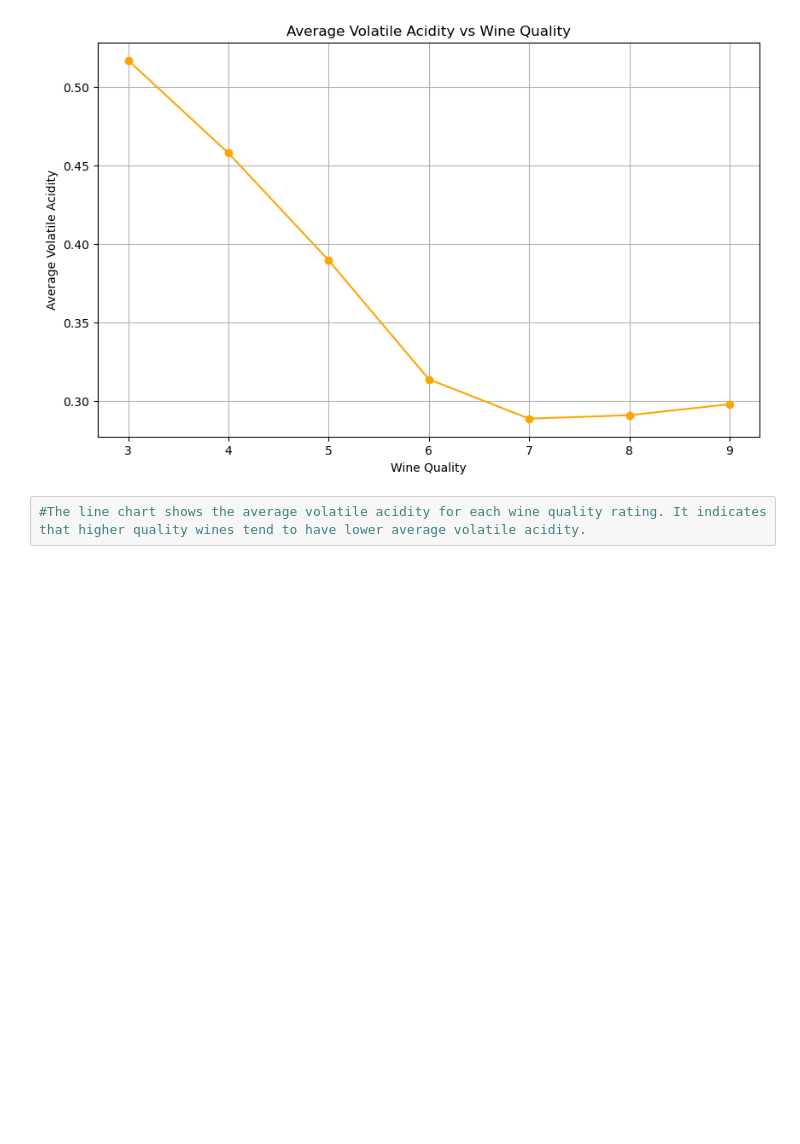
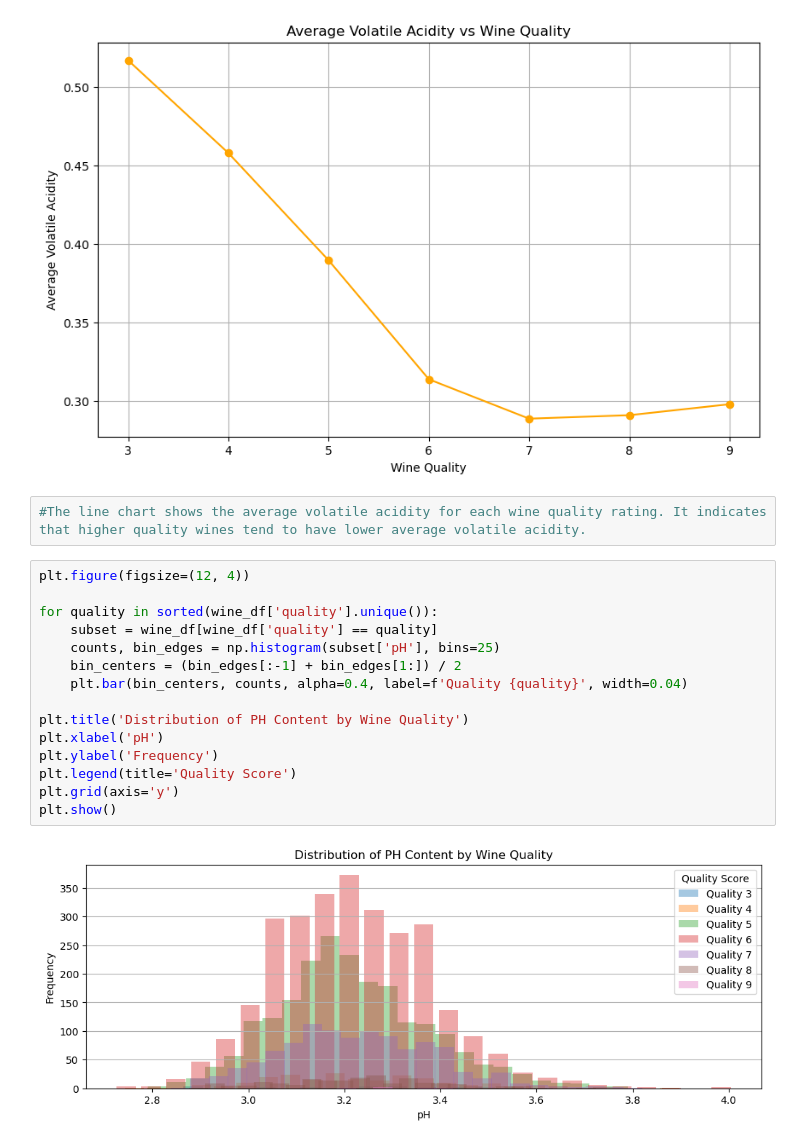
Before and after one commit to AiSuccessNow/Wine-Quality-Analysis, a Jupyter notebook: cleaned_wine_data.ipynb, the cells around one changed output. Cells and saved outputs as stored; diff of their text form; blank space fills up the shorter version.

```diff
--- a/cleaned_wine_data.ipynb
+++ b/cleaned_wine_data.ipynb
@@ -108,3 +108,20 @@ plt.show()
 [figure]
 # %%
 #The line chart shows the average volatile acidity for each wine quality rating. It indicates that higher quality wines tend to have lower average volatile acidity.
+# %%
+plt.figure(figsize=(12, 4))
+
+for quality in sorted(wine_df['quality'].unique()):
+    subset = wine_df[wine_df['quality'] == quality]
+    counts, bin_edges = np.histogram(subset['pH'], bins=25)
+    bin_centers = (bin_edges[:-1] + bin_edges[1:]) / 2
+    plt.bar(bin_centers, counts, alpha=0.4, label=f'Quality {quality}', width=0.04)
+
+plt.title('Distribution of PH Content by Wine Quality')
+plt.xlabel('pH')
+plt.ylabel('Frequency')
+plt.legend(title='Quality Score')
+plt.grid(axis='y')
+plt.show()
+# %% [output]
+[figure, added]
```
Also changed, not shown: parts of 1 cell of this notebook.
